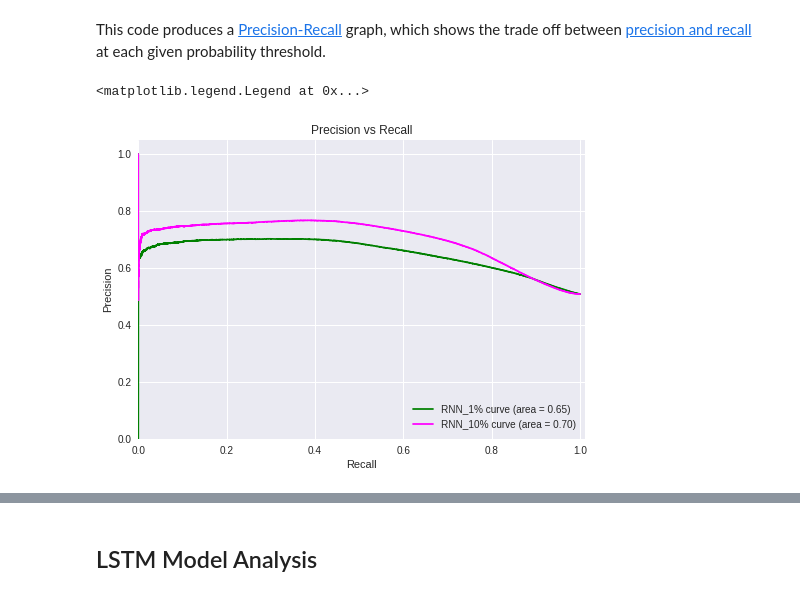
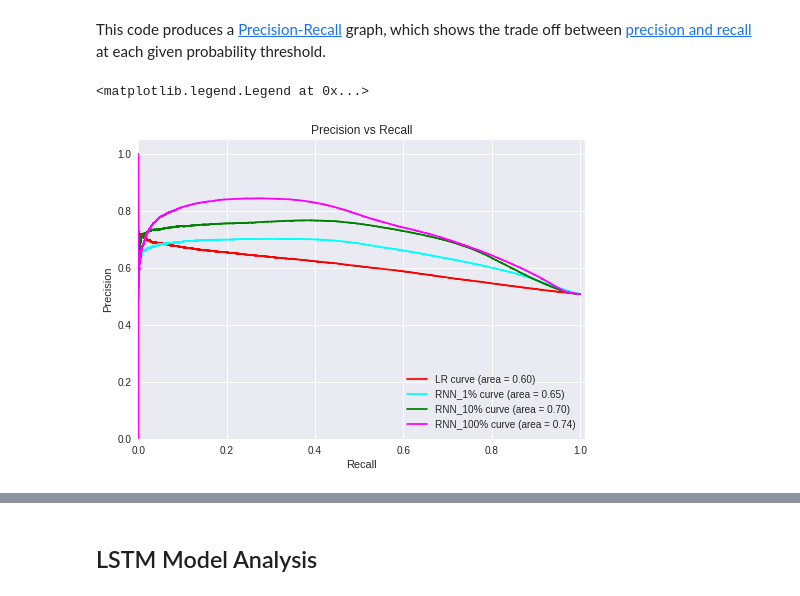
Before and after one commit to greenelab/snorkeling, a Jupyter notebook: All_Relationships/5.sentence-prediction-analysis.ipynb, the cells around one changed output, grey strips where cells are left out. Saved outputs shown, nothing was run; the diff lists cells and outputs as text; code cells hidden in the pictures.

Commit message:
Added LR model results and some bug fixing

```diff
--- a/All_Relationships/5.sentence-prediction-analysis.ipynb
+++ b/All_Relationships/5.sentence-prediction-analysis.ipynb
@@ -83,0 +77,20 @@ model_marginals["RNN_10_Predictions"] = model_marginals["RNN_10_Marginals"].appl
+# %%
+marginal_files = [
+    "stratified_data/lstm_disease_gene_holdout/LR_data/LR_test_marginals.csv",
+    "stratified_data/lstm_disease_gene_holdout/lstm_one_percent.csv",
+    "stratified_data/lstm_disease_gene_holdout/lstm_ten_percent.csv",
+    "stratified_data/lstm_disease_gene_holdout/full_data/lstm_test_full_marginals.csv",
+]
+
+file_labels = [
+    "LR_Marginals",
+    "RNN_1_Marginals",
+    "RNN_10_Marginals",
+    "RNN_100_Marginals"
+]
+# %%
+model_marginals = pd.DataFrame(L_test.todense(), columns=["True_Labels"])
+for marginal_label, marginal_file in zip(file_labels, marginal_files):
+    model_marginals[marginal_label] = pd.read_csv(marginal_file)
+
+model_marginals.head(20)
@@ -88,15 +119,16 @@ test_set = pd.read_csv("stratified_data/lstm_disease_gene_holdout/test_candidate
 # %% [markdown]
 From the probabilities calculated above, we can create a [Receiver Operator Curve](http://scikit-learn.org/stable/auto_examples/model_selection/plot_roc.html) (ROC) graph to measure the false positive rate and the true positive rate at each calculated threshold.
 # %%
-models = ["RNN_1_Marginals", "RNN_10_Marginals"]
-model_colors = ["green", "magenta"]
-model_labels = ["RNN_1%", "RNN_10%"]
+marginal_labels = [col for col in model_marginals.columns if col != "True_Labels"]
+model_labels = ["LR", "RNN_1%", "RNN_10%", "RNN_100%"]
+model_colors = ["red", "cyan", "green", "magenta"]
+
 plt.plot([0, 1], [0, 1], color='navy', lw=2, linestyle='--')
 
-for model_label, marginal_label, color in zip(model_labels, models, model_colors):
+for marginal_label, model_label, model_color in zip(marginal_labels, model_labels, model_colors):
     fpr, tpr, _= roc_curve(model_marginals["True_Labels"], model_marginals[marginal_label])
     model_auc = auc(fpr, tpr)
-    plt.plot(fpr, tpr, color=color, label="{} (area = {:0.2f})".format(model_label, model_auc))
+    plt.plot(fpr, tpr, color=model_color, label="{} (area = {:0.2f})".format(model_label, model_auc))
 
 plt.xlabel('False Positive Rate')
 plt.ylabel('True Positive Rate')
@@ -110,22 +142,22 @@ plt.legend(loc="lower right")
 # %% [markdown]
 This code produces a [Precision-Recall](http://scikit-learn.org/stable/auto_examples/model_selection/plot_precision_recall.html) graph, which shows the trade off between [precision and recall](https://en.wikipedia.org/wiki/Precision_and_recall) at each given probability threshold.
 # %%
-models = ["RNN_1_Marginals", "RNN_10_Marginals"]
-model_colors = ["green", "magenta"]
-model_labels = ["RNN_1%", "RNN_10%"]
+marginal_labels = [col for col in model_marginals.columns if col != "True_Labels"]
+model_labels = ["LR", "RNN_1%", "RNN_10%", "RNN_100%"]
+model_colors = ["red", "cyan", "green", "magenta"]
 
 
-for model_label, marginal_label, color in zip(model_labels, models, model_colors):
+for marginal_label, model_label, model_color in zip(marginal_labels, model_labels, model_colors):
     precision, recall, _ = precision_recall_curve(model_marginals["True_Labels"], model_marginals[marginal_label])
     model_precision = average_precision_score(model_marginals["True_Labels"], model_marginals[marginal_label])
-    plt.plot(recall, precision, color=color, label="{} curve (area = {:0.2f})".format(model_label, model_precision))
+    plt.plot(recall, precision, color=model_color, label="{} curve (area = {:0.2f})".format(model_label, model_precision))
 
 plt.ylabel('Precision')
 plt.xlabel('Recall')
 plt.title('Precision vs Recall')
 plt.xlim([0, 1.01])
 plt.ylim([0, 1.05])
 plt.legend(loc="lower right")
 # %% [output]
 <matplotlib.legend.Legend at 0x...>
-[figure, old version]
+[figure, new version]
```
Also changed, not shown: parts of 10 cells of this notebook, 5 other files.
